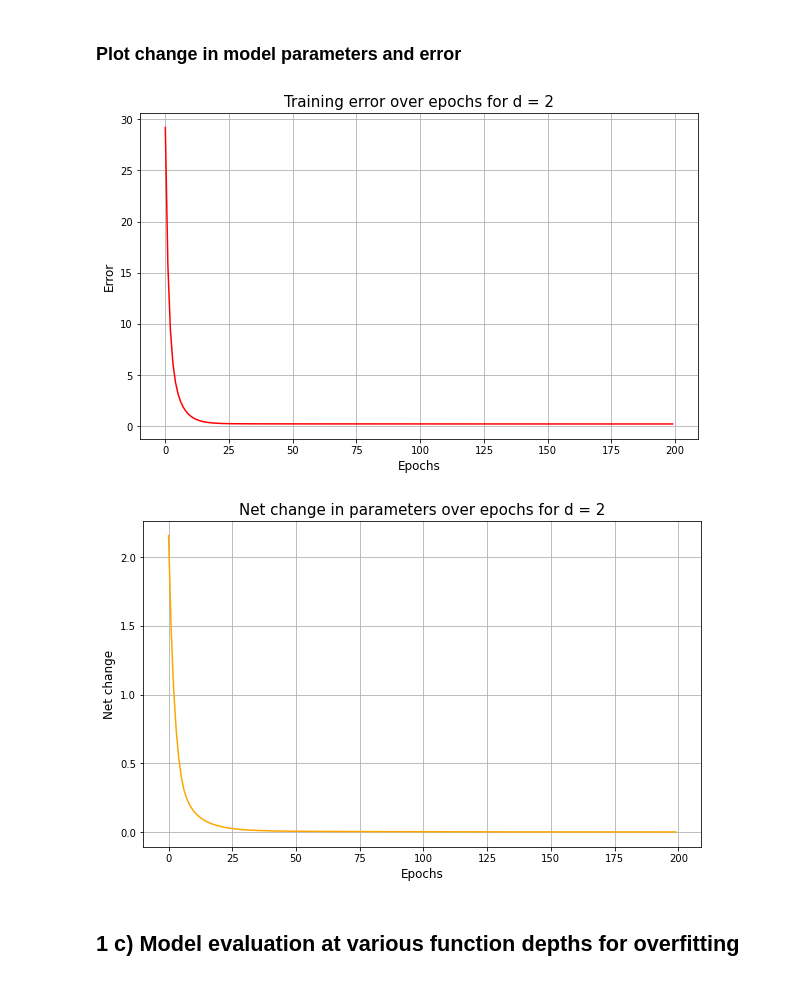
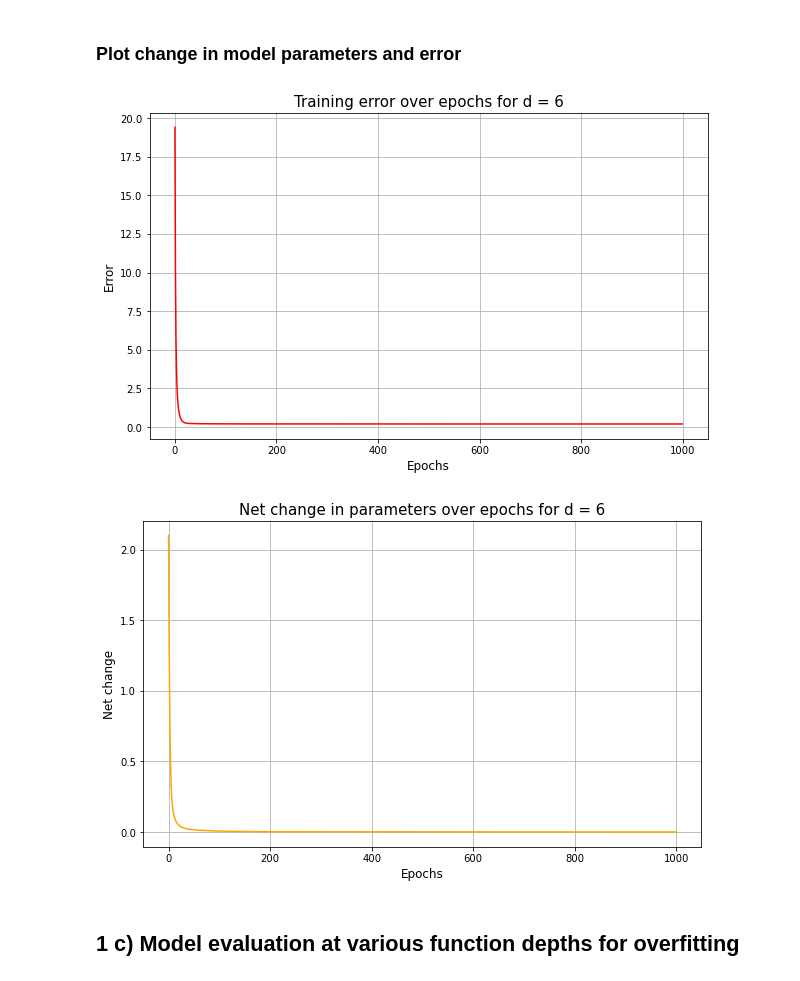
Before and after one commit to Shiska07/Spring_23_Projects, a Jupyter notebook: Machine_Learning/P1/P1_Linear_Regression.ipynb, the cells around one changed output. Drawn from its saved outputs; the diff is of its cells as text; code cells hidden in the pictures.

```diff
--- a/Machine_Learning/P1/P1_Linear_Regression.ipynb
+++ b/Machine_Learning/P1/P1_Linear_Regression.ipynb
@@ -96,7 +96,7 @@ def get_sample_squared_error(y_sample, y_pred):
 # get average squared error for an entire test dataset
 def get_avg_squared_error(Y_pred, Y_test):
 
-    sum_of_sq_err = np.sum((Y_pred - Y_test)**2, axis = 1)
+    sum_of_sq_err = np.sum(np.square(Y_pred - Y_test), axis = 1)
 
     # return average over number of samples
     return sum_of_sq_err[0]/Y_pred.shape[1]
@@ -284,7 +284,7 @@ X_train, Y_train = get_X_Y_arrays(fname_train, float, float)
 epochs = 1000
 k = 8
 alpha = 0.001
-d_max = 10
+d_max = 6
 
 # initialize list to store model parameters, training error and test error for various function depths
 model_params_list = []           # stores parameters for different function depth
@@ -315,26 +315,26 @@ for i in range(0, 7):
 ### Plot change in model parameters and error
 # %%
 # pick a unctional depth
-d = 2
+d = 6
 
 # plot training accuracy over epochs
 fig1 = plt.figure(figsize = (10,6))
 plt.plot(training_err_list[d], color = 'red')
 plt.xlabel('Epochs', fontdict = {'fontsize': 12})
 plt.ylabel('Error', fontdict = {'fontsize': 12})
 plt.title(f'Training error over epochs for d = {d}', fontdict = {'fontsize': 15})
 plt.grid()
 
 # plot change in paramteter values over epochs
 fig1 = plt.figure(figsize = (10,6))
 plt.plot(change_model_params_list[d], color = 'orange')
 plt.xlabel('Epochs', fontdict = {'fontsize': 12})
 plt.ylabel('Net change', fontdict = {'fontsize': 12})
 plt.title(f'Net change in parameters over epochs for d = {d}', fontdict = {'fontsize': 15})
 plt.grid()
 # %% [output]
-[figure, old version]
+[figure, new version]
-[figure, old version]
+[figure, new version]
 # %% [markdown]
 ## 1 c) Model evaluation at various function depths for overfitting
 # %%
```
Also changed, not shown: parts of 9 cells of this notebook, 2 other files.
